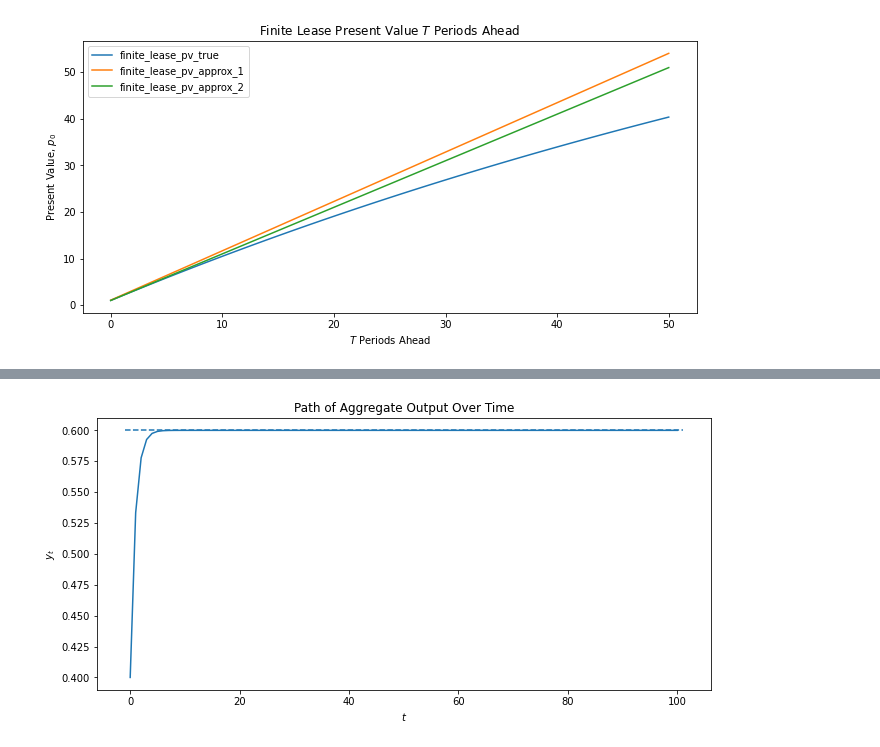
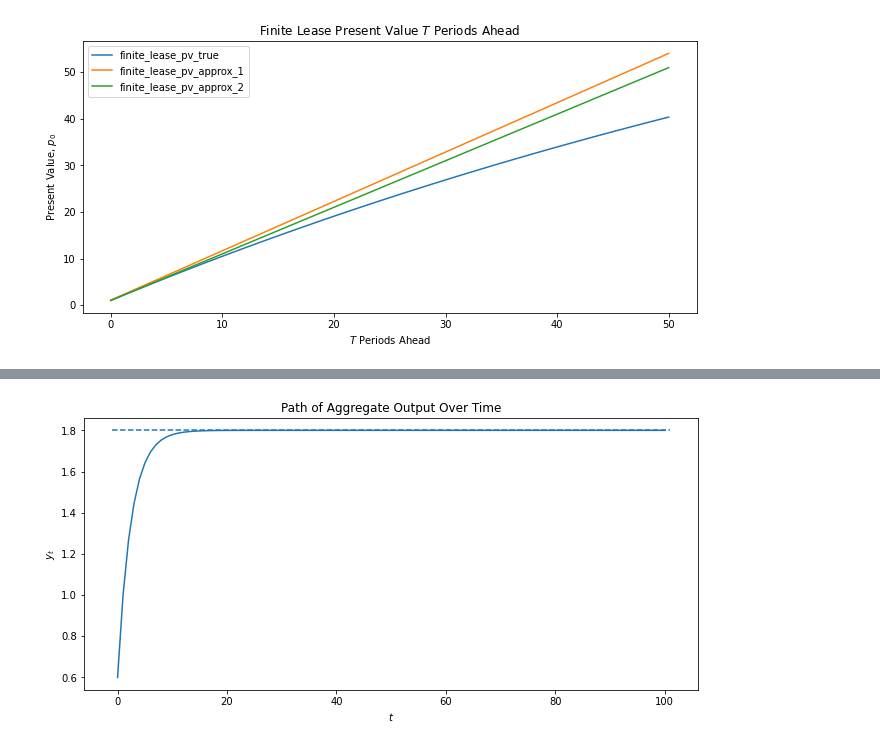
Before and after one commit to yu-ichiro/yasuda-seminar-2021, a Jupyter notebook: quantitative_economics_with_python/1_geometric_series_for_elementary_economics.ipynb, the cells around one changed output, grey strips where cells are left out. Drawn from its saved outputs; the diff is of its cells as text; code cells hidden in the pictures.

```diff
--- a/quantitative_economics_with_python/1_geometric_series_for_elementary_economics.ipynb
+++ b/quantitative_economics_with_python/1_geometric_series_for_elementary_economics.ipynb
@@ -57,0 +763,23 @@ plt.show()
+# %%
+# Second view
+fig = plt.figure()
+T = 3
+ax = fig.gca(projection='3d')
+r = np.arange(0.01, 0.99, 0.005)
+g = np.arange(0.011, 0.991, 0.005)
+
+rr, gg = np.meshgrid(r, g)
+z = finite_lease_pv_true(T, gg, rr, x_0)
+
+# Removes points where undefined
+same = (rr == gg)
+z[same] = np.nan
+surf = ax.plot_surface(rr, gg, z, cmap=cm.coolwarm,
+    antialiased=True, clim=(0, 15))
+fig.colorbar(surf, shrink=0.5, aspect=5)
+ax.set_xlabel('$r$')
+ax.set_ylabel('$g$')
+ax.set_zlabel('Present Value, $p_0$')
+ax.view_init(20, 10)
+ax.set_title('Three Period Lease PV with Varying $g$ and $r$')
+plt.show()
@@ -57,0 +801,9 @@ plt.show()
+# %%
+# Creates algebraic symbols that can be used in an algebraic expression
+g, r, x0 = sym.symbols('g, r, x0')
+G = (1 + g)
+R = (1 + r)
+p0 = x0 / (1 - G * R**(-1))
+init_printing(use_latex='mathjax')
+print('Our formula is:')
+p0
@@ -58,27 +840,27 @@ plt.show()
 # %%
 # Function that calculates a path of y
 def calculate_y(i, b, g, T, y_init):
     y = np.zeros(T+1)
     y[0] = i + b * y_init + g
     for t in range(1, T+1):
         y[t] = b * y[t-1] + i + g
     return y
 
 # Initial values
-i_0 = 0.1
+i_0 = 0.3
 g_0 = 0.3
 # 2/3 of income goes towards consumption
-b = 1/3
+b = 2/3
 y_init = 0
 T = 100
 
-_fig, ax = plt.subplots()
+fig, ax = plt.subplots()
 ax.set_title('Path of Aggregate Output Over Time')
 ax.set_xlabel('$t$')
 ax.set_ylabel('$y_t$')
 ax.plot(np.arange(0, T+1), calculate_y(i_0, b, g_0, T, y_init))
 # Output predicted by geometric series
 ax.hlines(i_0 / (1 - b) + g_0 / (1 - b), xmin=-1, xmax=101, linestyles='--')
 plt.show()
 # %% [output]
-[figure, old version]
+[figure, new version]
```
Also changed, not shown: parts of 35 cells of this notebook.
